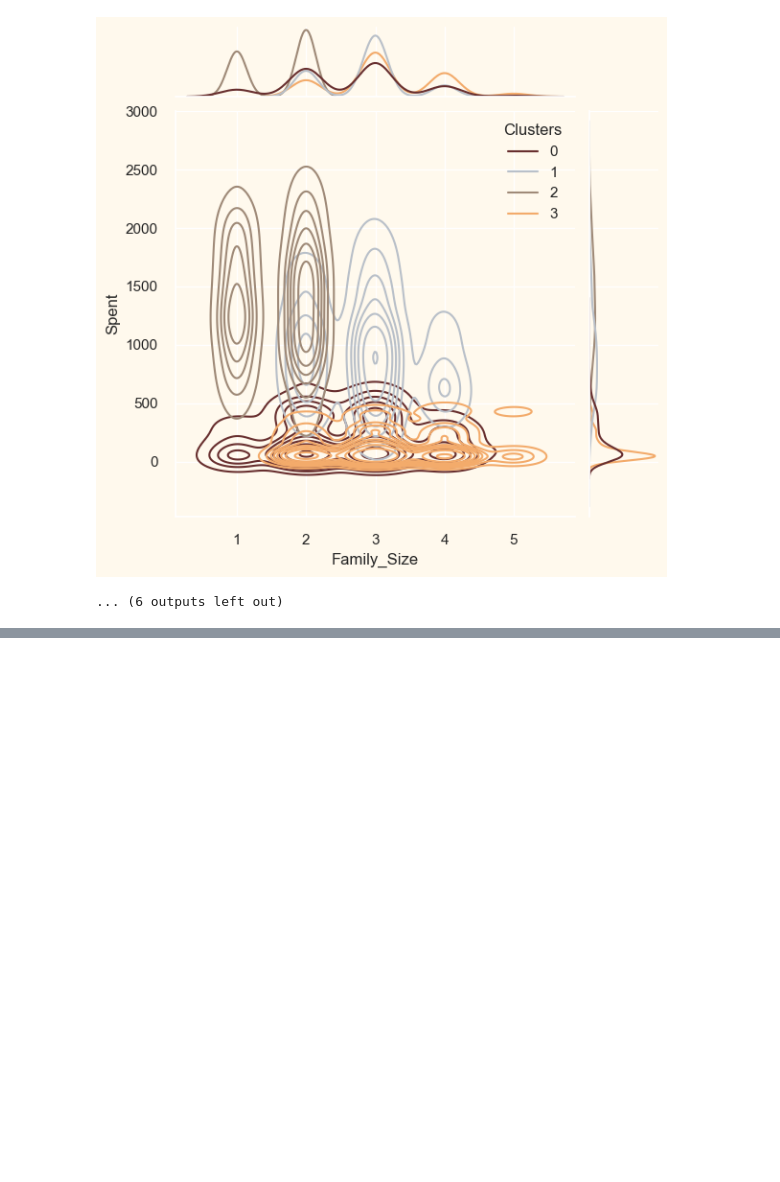
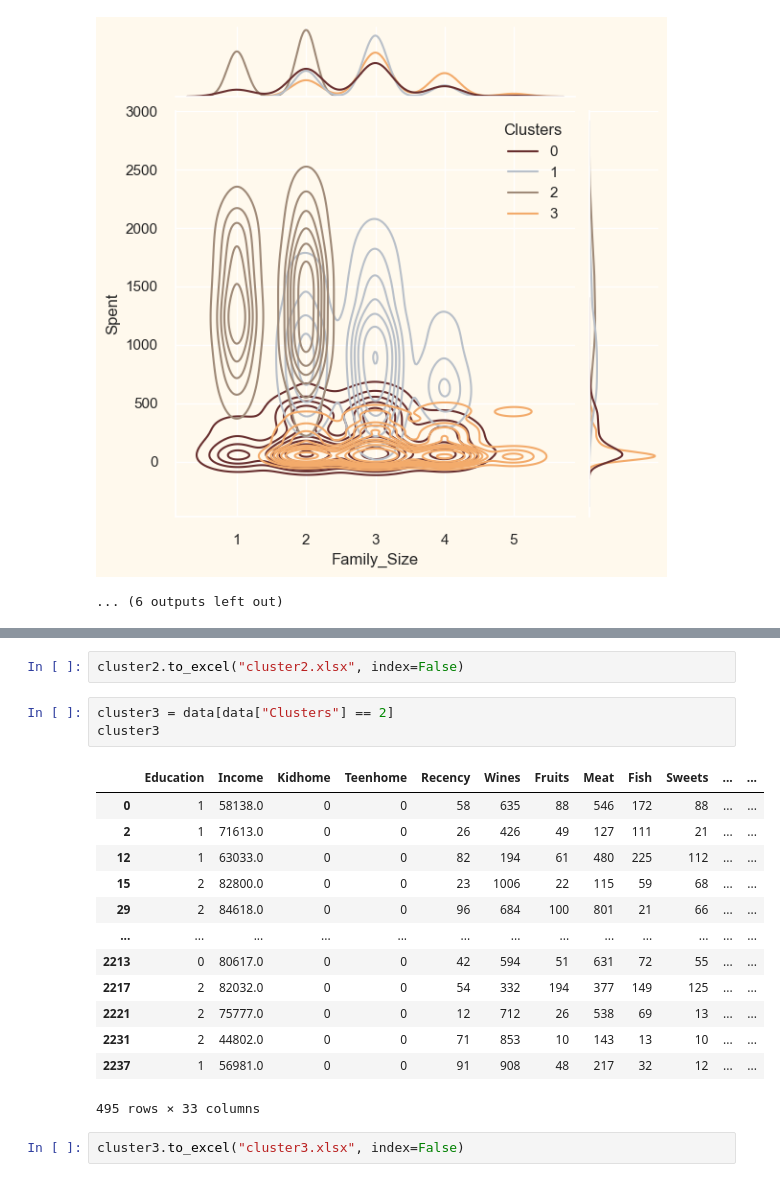
Before and after one commit to baohuy2209/customer-segmentation, a Jupyter notebook: k-means.ipynb, the cells around one changed output, grey strips where cells are left out. Saved outputs shown, nothing was run; the diff lists cells and outputs as text; blank space fills up the shorter version.

```diff
--- a/k-means.ipynb
+++ b/k-means.ipynb
@@ -595,0 +644,21 @@ for i in Personal:
+# %%
+cluster2.to_excel("cluster2.xlsx", index=False)
+# %%
+cluster3 = data[data["Clusters"] == 2]
+cluster3
+# %% [output]
+|  | Education | Income | Kidhome | Teenhome | Recency | Wines | Fruits | Meat | Fish | Sweets | ... | ... |
+| 0 | 1 | 58138.0 | 0 | 0 | 58 | 635 | 88 | 546 | 172 | 88 | ... | ... |
+| 2 | 1 | 71613.0 | 0 | 0 | 26 | 426 | 49 | 127 | 111 | 21 | ... | ... |
+| 12 | 1 | 63033.0 | 0 | 0 | 82 | 194 | 61 | 480 | 225 | 112 | ... | ... |
+| 15 | 2 | 82800.0 | 0 | 0 | 23 | 1006 | 22 | 115 | 59 | 68 | ... | ... |
+| 29 | 2 | 84618.0 | 0 | 0 | 96 | 684 | 100 | 801 | 21 | 66 | ... | ... |
+| ... | ... | ... | ... | ... | ... | ... | ... | ... | ... | ... | ... | ... |
+| 2213 | 0 | 80617.0 | 0 | 0 | 42 | 594 | 51 | 631 | 72 | 55 | ... | ... |
+| 2217 | 2 | 82032.0 | 0 | 0 | 54 | 332 | 194 | 377 | 149 | 125 | ... | ... |
+| 2221 | 2 | 75777.0 | 0 | 0 | 12 | 712 | 26 | 538 | 69 | 13 | ... | ... |
+| 2231 | 2 | 44802.0 | 0 | 0 | 71 | 853 | 10 | 143 | 13 | 10 | ... | ... |
+| 2237 | 1 | 56981.0 | 0 | 0 | 91 | 908 | 48 | 217 | 32 | 12 | ... | ... |
+495 rows × 33 columns
+# %%
+cluster3.to_excel("cluster3.xlsx", index=False)
```
Also changed, not shown: parts of 8 cells of this notebook, 4 other files.
